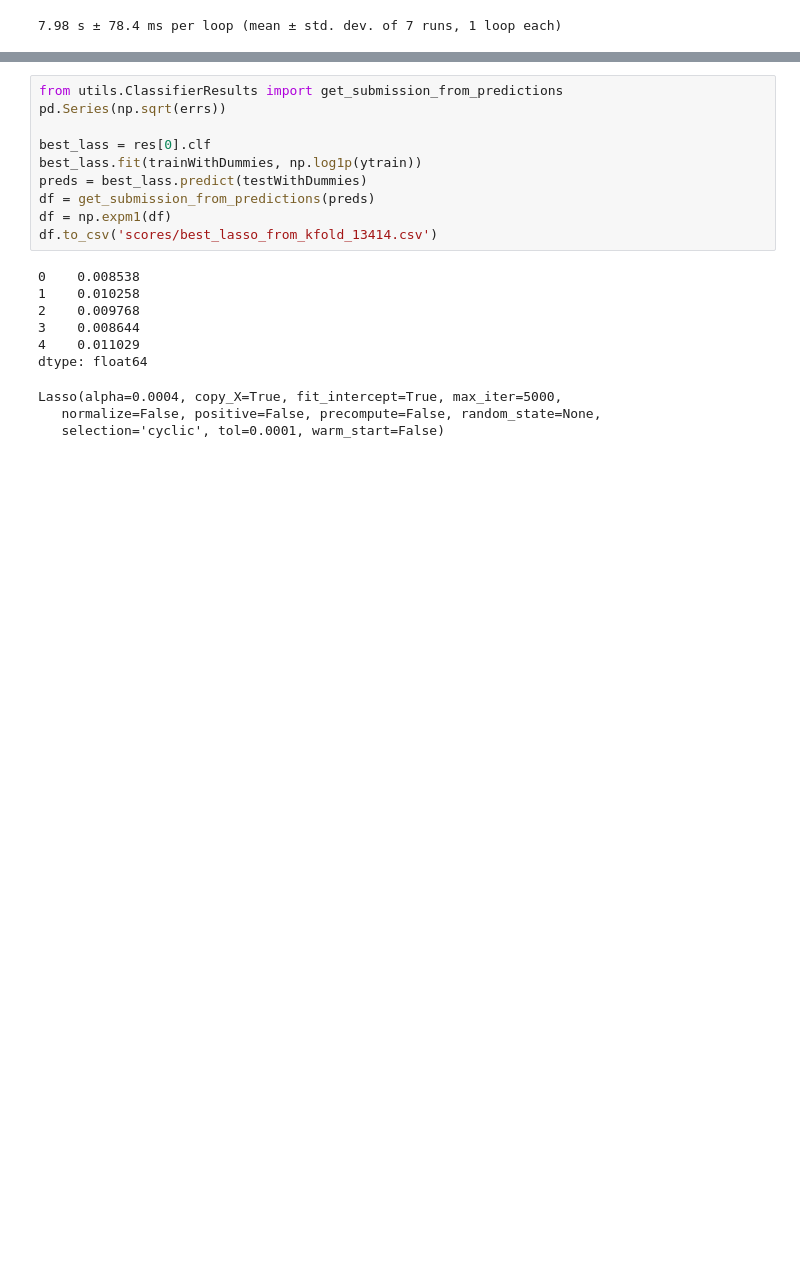
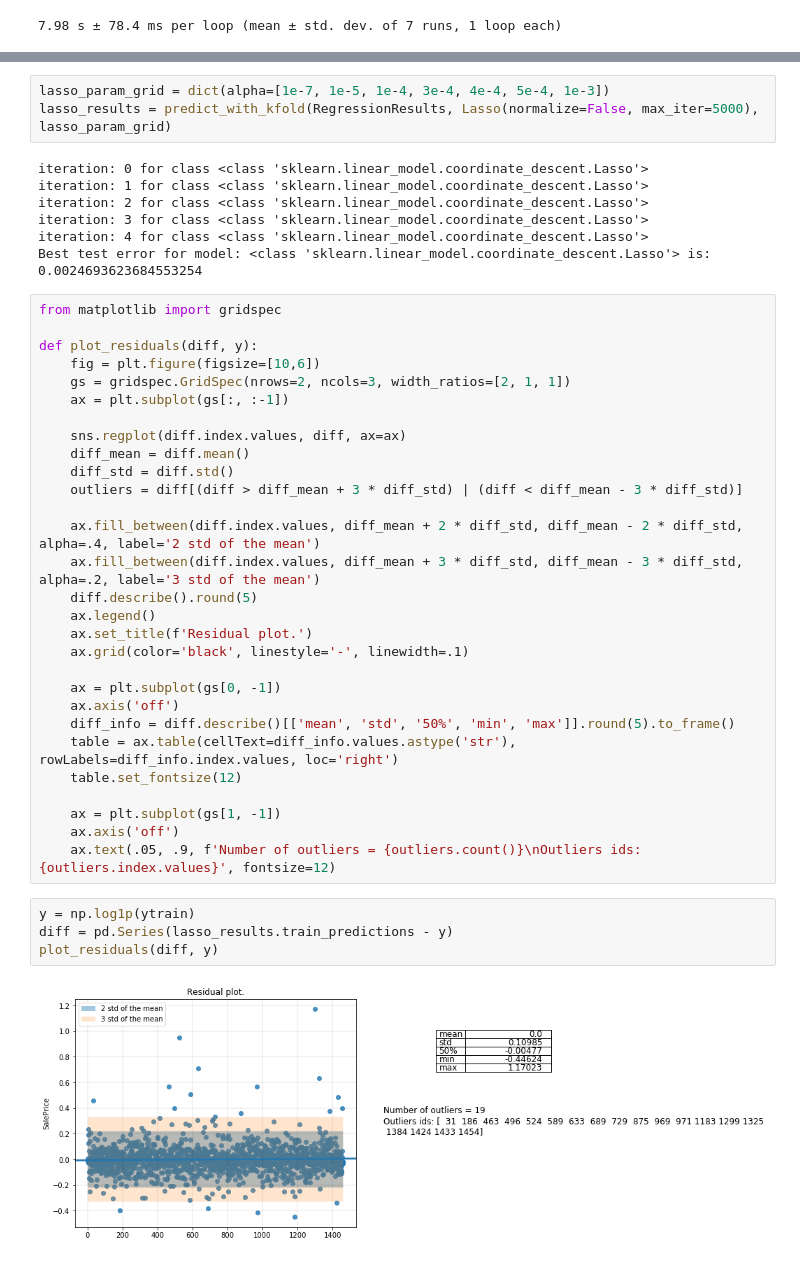
Before and after one commit to matkalinowski/Kaggle-House-prices, a Jupyter notebook: Linear regression.ipynb, the cells around one changed output, grey strips where cells are left out. Saved outputs shown, nothing was run; the diff lists cells and outputs as text; blank space fills up the shorter version.

Commit message:
Residuals plotting added.

```diff
--- a/Linear regression.ipynb
+++ b/Linear regression.ipynb
@@ -231,20 +222,45 @@ for train_index, test_index in kf.split(trainWithDummies):
-# %%
-from utils.ClassifierResults import get_submission_from_predictions
-pd.Series(np.sqrt(errs))
-
-best_lass = res[0].clf
-best_lass.fit(trainWithDummies, np.log1p(ytrain))
-preds = best_lass.predict(testWithDummies)
-df = get_submission_from_predictions(preds)
-df = np.expm1(df)
-df.to_csv('scores/best_lasso_from_kfold_13414.csv')
-# %% [output]
-0    0.008538
-1    0.010258
-2    0.009768
-3    0.008644
-4    0.011029
-dtype: float64
-Lasso(alpha=0.0004, copy_X=True, fit_intercept=True, max_iter=5000,
-   normalize=False, positive=False, precompute=False, random_state=None,
-   selection='cyclic', tol=0.0001, warm_start=False)
+# %%
+lasso_param_grid = dict(alpha=[1e-7, 1e-5, 1e-4, 3e-4, 4e-4, 5e-4, 1e-3])
+lasso_results = predict_with_kfold(RegressionResults, Lasso(normalize=False, max_iter=5000), lasso_param_grid)
+# %% [output]
+iteration: 0 for class <class 'sklearn.linear_model.coordinate_descent.Lasso'>
+iteration: 1 for class <class 'sklearn.linear_model.coordinate_descent.Lasso'>
+iteration: 2 for class <class 'sklearn.linear_model.coordinate_descent.Lasso'>
+iteration: 3 for class <class 'sklearn.linear_model.coordinate_descent.Lasso'>
+iteration: 4 for class <class 'sklearn.linear_model.coordinate_descent.Lasso'>
+Best test error for model: <class 'sklearn.linear_model.coordinate_descent.Lasso'> is: 0.0024693623684553254
+# %%
+from matplotlib import gridspec
+
+def plot_residuals(diff, y):
+    fig = plt.figure(figsize=[10,6])
+    gs = gridspec.GridSpec(nrows=2, ncols=3, width_ratios=[2, 1, 1])
+    ax = plt.subplot(gs[:, :-1])
+
+    sns.regplot(diff.index.values, diff, ax=ax)
+    diff_mean = diff.mean()
+    diff_std = diff.std()
+    outliers = diff[(diff > diff_mean + 3 * diff_std) | (diff < diff_mean - 3 * diff_std)]
+
+    ax.fill_between(diff.index.values, diff_mean + 2 * diff_std, diff_mean - 2 * diff_std, alpha=.4, label='2 std of the mean')
+    ax.fill_between(diff.index.values, diff_mean + 3 * diff_std, diff_mean - 3 * diff_std, alpha=.2, label='3 std of the mean')
+    diff.describe().round(5)
+    ax.legend()
+    ax.set_title(f'Residual plot.')
+    ax.grid(color='black', linestyle='-', linewidth=.1)
+
+    ax = plt.subplot(gs[0, -1])
+    ax.axis('off')
+    diff_info = diff.describe()[['mean', 'std', '50%', 'min', 'max']].round(5).to_frame()
+    table = ax.table(cellText=diff_info.values.astype('str'), rowLabels=diff_info.index.values, loc='right')
+    table.set_fontsize(12)
+
+    ax = plt.subplot(gs[1, -1])
+    ax.axis('off')
+    ax.text(.05, .9, f'Number of outliers = {outliers.count()}\nOutliers ids: {outliers.index.values}', fontsize=12)
+# %%
+y = np.log1p(ytrain)
+diff = pd.Series(lasso_results.train_predictions - y)
+plot_residuals(diff, y)
+# %% [output]
+[figure, added]
```
Also changed, not shown: parts of 21 cells of this notebook, 4 other files.
